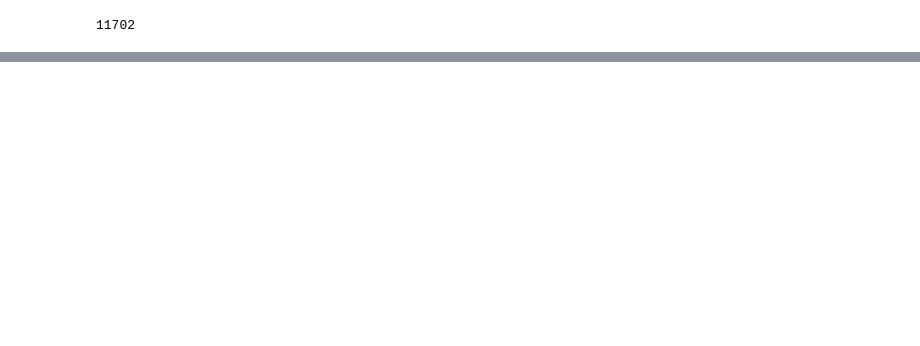
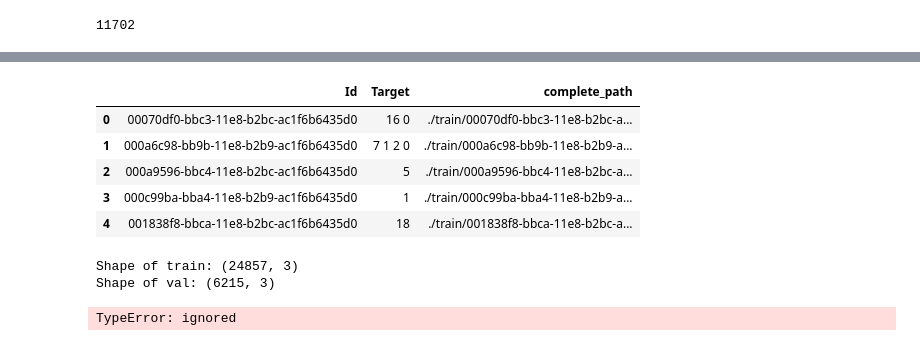
Before and after one commit to cartmarsh/MachineLearning1, a Jupyter notebook: HumanProteinAtlasDetection.ipynb, the cells around one changed output, grey strips where cells are left out. Cells and saved outputs as stored; diff of their text form; code cells hidden in the pictures; blank space fills up the shorter version.

```diff
--- a/HumanProteinAtlasDetection.ipynb
+++ b/HumanProteinAtlasDetection.ipynb
@@ -269,0 +283,3 @@ len(list(set([str(fn).split('/')[-1].split('_')[0] for fn in TEST_DIR.iterdir()]
+# %%
+dataframe = pd.read_csv('./train.csv')
+dataframe.head(5)
@@ -269,0 +293,14 @@ len(list(set([str(fn).split('/')[-1].split('_')[0] for fn in TEST_DIR.iterdir()]
+# %%
+INPUT_SHAPE = (512, 512, 3)
+BATCH_SIZE = 16
+path_to_train = './train/'
+# %%
+dataframe["complete_path"] = path_to_train + dataframe["Id"]
+dataframe.head(5)
+# %% [output]
+|  | Id | Target | complete_path |
+| 0 | 00070df0-bbc3-11e8-b2bc-ac1f6b6435d0 | 16 0 | ./train/00070df0-bbc3-11e8-b2bc-a... |
+| 1 | 000a6c98-bb9b-11e8-b2b9-ac1f6b6435d0 | 7 1 2 0 | ./train/000a6c98-bb9b-11e8-b2b9-a... |
+| 2 | 000a9596-bbc4-11e8-b2bc-ac1f6b6435d0 | 5 | ./train/000a9596-bbc4-11e8-b2bc-a... |
+| 3 | 000c99ba-bba4-11e8-b2b9-ac1f6b6435d0 | 1 | ./train/000c99ba-bba4-11e8-b2b9-a... |
+| 4 | 001838f8-bbca-11e8-b2bc-ac1f6b6435d0 | 18 | ./train/001838f8-bbca-11e8-b2bc-a... |
@@ -269,0 +309,6 @@ len(list(set([str(fn).split('/')[-1].split('_')[0] for fn in TEST_DIR.iterdir()]
+# %%
+print(f'Shape of train: {train.shape}')
+print(f'Shape of val: {val.shape}')
+# %% [output]
+Shape of train: (24857, 3)
+Shape of val: (6215, 3)
@@ -269,0 +329,4 @@ len(list(set([str(fn).split('/')[-1].split('_')[0] for fn in TEST_DIR.iterdir()]
+# %%
+test_data = get_clean_data()
+# %% [output]
+TypeError: ignored
```
Also changed, not shown: parts of 26 cells of this notebook.
